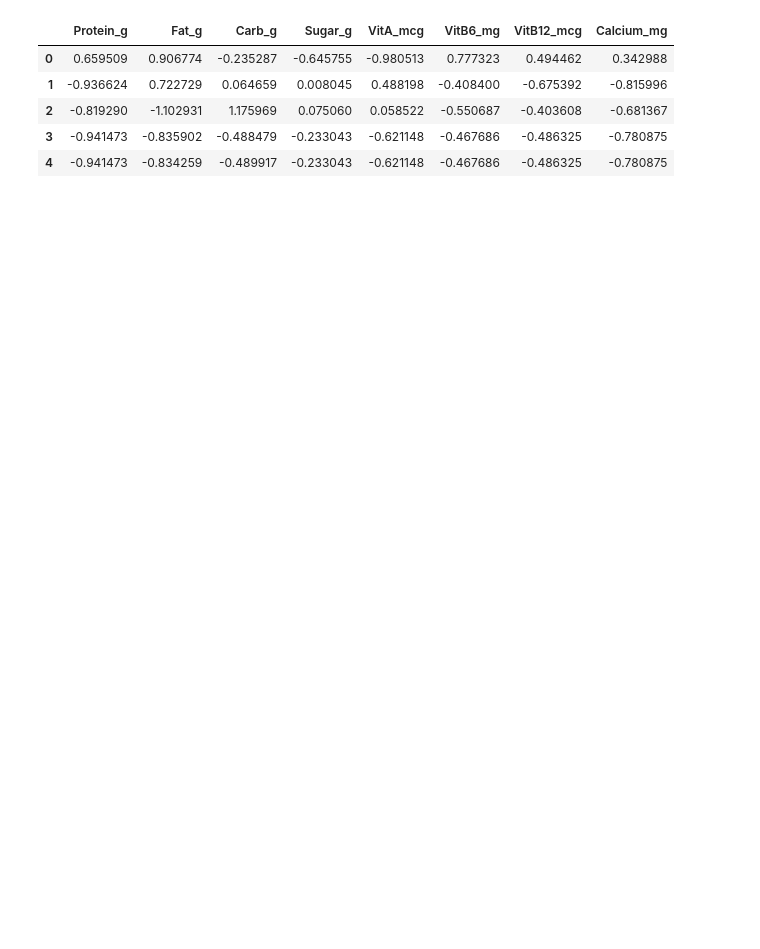
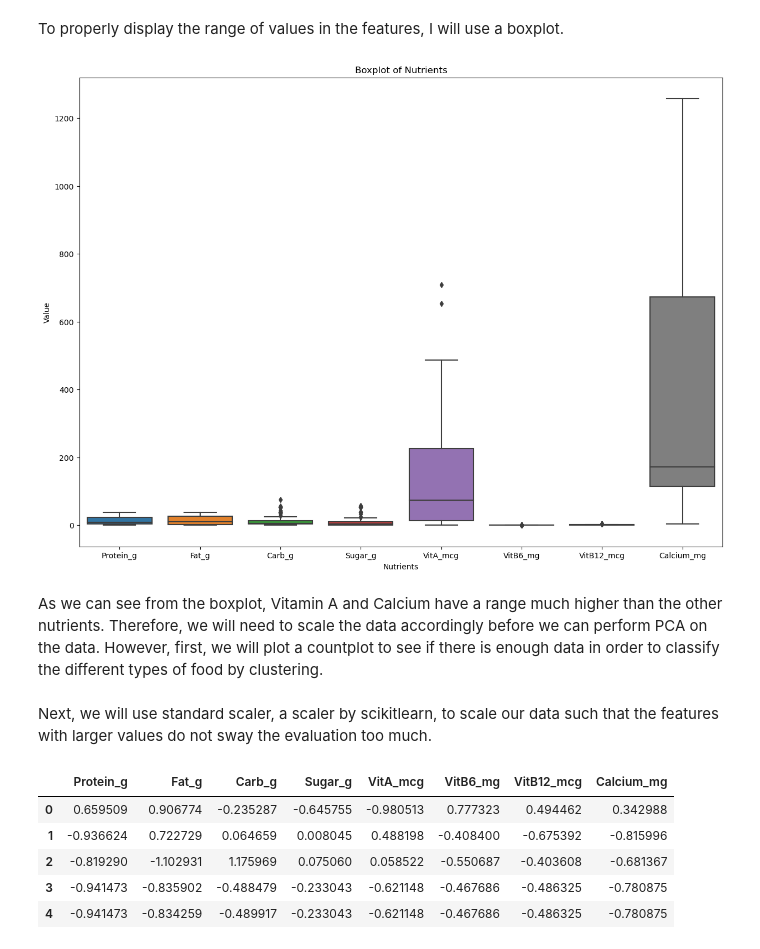
Before and after one commit to fwnriyx/poly, a Jupyter notebook: Math For AI/CA1/Q1.ipynb, the cells around one changed output. Saved outputs shown, nothing was run; the diff lists cells and outputs as text; code cells hidden in the pictures; blank space fills up the shorter version.

```diff
--- a/Math For AI/CA1/Q1.ipynb
+++ b/Math For AI/CA1/Q1.ipynb
@@ -28 +72,18 @@ food_df.head()
+# %% [markdown]
+To properly display the range of values in the features, I will use a boxplot.
+# %%
+subset_df = cleaned_food[['Protein_g', 'Fat_g', 'Carb_g', 'Sugar_g','VitA_mcg', 'VitB6_mg', 'VitB12_mcg', 'Calcium_mg']]
+
+plt.figure(figsize=(15, 11))
+sns.boxplot(data=subset_df)
+plt.xlabel('Nutrients')
+plt.ylabel('Value')
+plt.title('Boxplot of Nutrients')
+plt.show()
+# %% [output]
+[figure, added]
+# %% [markdown]
+As we can see from the boxplot, Vitamin A and Calcium have a range much higher than the other nutrients. Therefore, we will need to scale the data accordingly before we can perform PCA on the data. However, first, we will plot a countplot to see if there is enough data in order to classify the different types of food by clustering.
+# %% [markdown]
+Next, we will use standard scaler, a scaler by scikitlearn, to scale our data such that the features with larger values do not sway the evaluation too much.
 # %%
```
Also changed, not shown: parts of 19 cells of this notebook, 1 other file.
